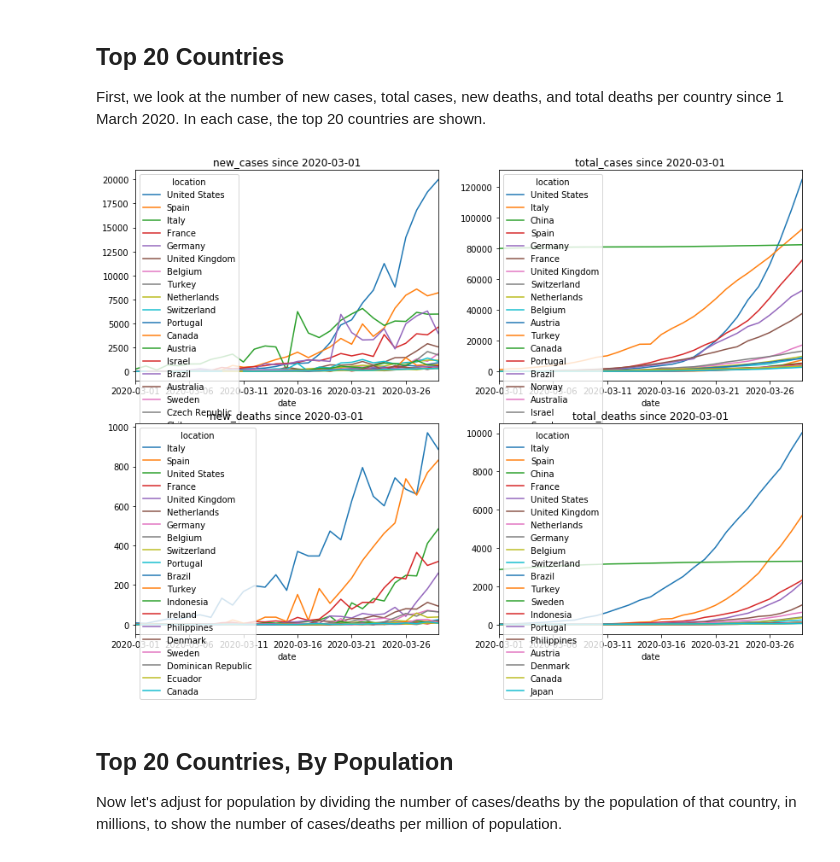
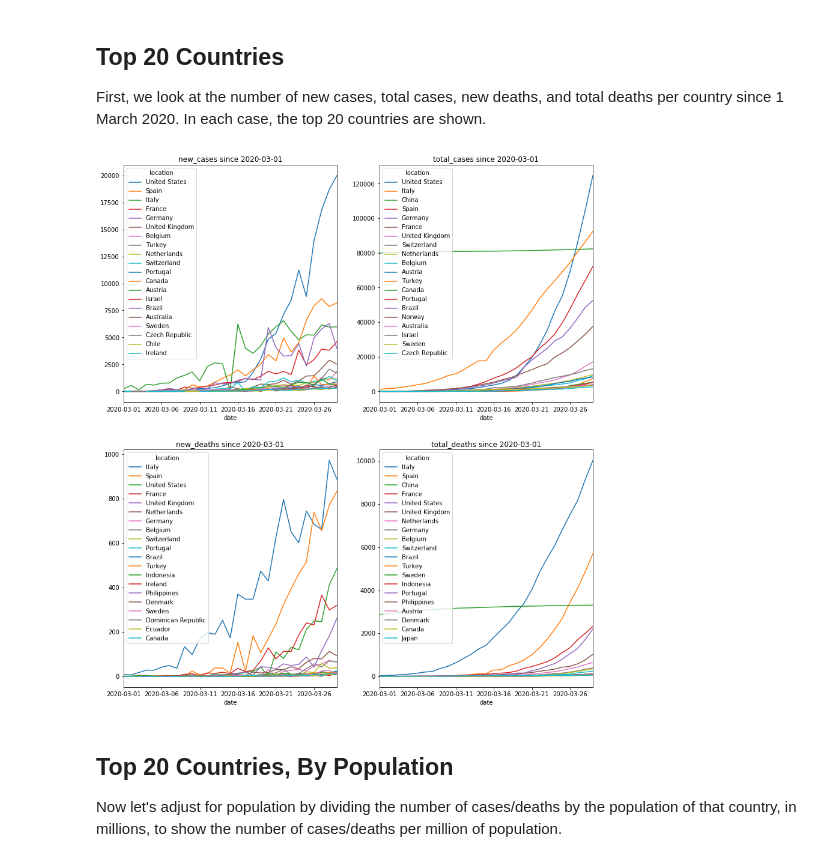
Before and after one commit to bakirl/covid19-tracker, a Jupyter notebook: covid19.ipynb, the cells around one changed output. Cells and saved outputs as stored; diff of their text form; code cells hidden in the pictures.

Commit message:
resized charts

```diff
--- a/covid19.ipynb
+++ b/covid19.ipynb
@@ -116,12 +116,12 @@ Note that in all cases, the legend listss the counties in descending order (larg
 First, we look at the number of new cases, total cases, new deaths, and total deaths per country since 1 March 2020. In each case, the top 20 countries are shown.
 # %%
 fig, ax = plt.subplots(2,2)
-plt.rcParams["figure.figsize"] = (14, 14)
+plt.rcParams["figure.figsize"] = (14, 16)
 for values, axis in zip(['new_cases', 'total_cases', 'new_deaths', 'total_deaths'], [ax[0][0], ax[0][1], ax[1][0], ax[1][1]]):
     sub, title = covid(countries=countries_inter, by_pop=False, values=values)
     sub.iloc[:,:20].plot(title=title, logy=False, ax=axis)
 # %% [output]
-[figure, old version]
+[figure, new version]
 # %% [markdown]
 ## Top 20 Countries, By Population
 Now let's adjust for population by dividing the number of cases/deaths by the population of that country, in millions, to show the number of cases/deaths per million of population.
```
Also changed, not shown: parts of 1 cell of this notebook.
